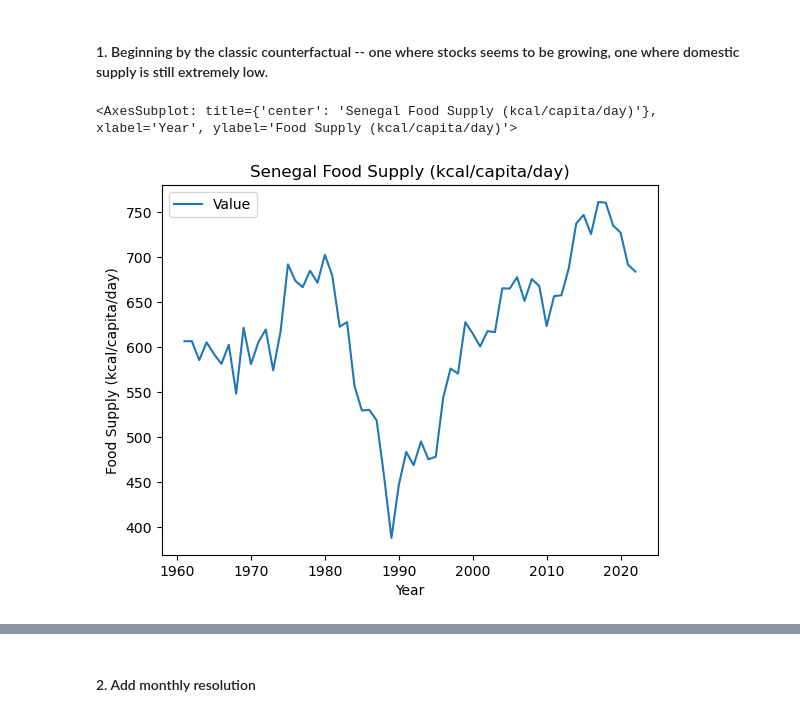
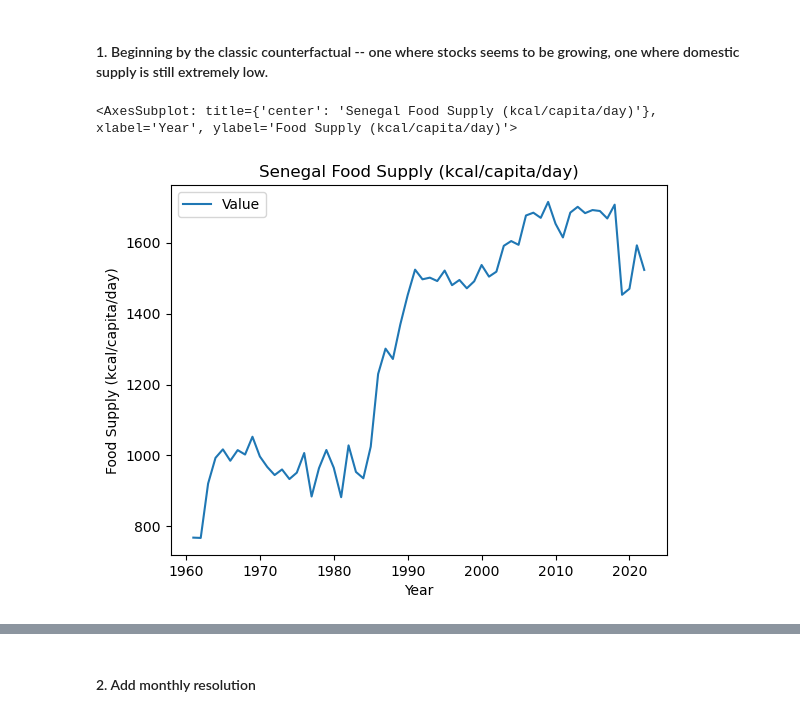
Before and after one commit to dancomputer/M2Internship, a Jupyter notebook: Code/SUM-Model-Hierarchy.ipynb, the cells around one changed output, grey strips where cells are left out. Saved outputs shown, nothing was run; the diff lists cells and outputs as text; code cells hidden in the pictures.

```diff
--- a/Code/SUM-Model-Hierarchy.ipynb
+++ b/Code/SUM-Model-Hierarchy.ipynb
@@ -1522,7 +1644,7 @@ FBS_Cereals_Complete_National = FBS_Cereals_Complete_National.sort_values(by='Ye
 FBS_Cereals_Complete_National['Element'].replace({"Import Quantity": "Import quantity", "Export Quantity": "Export quantity"}, inplace=True)
 National_Populations=pd.read_csv(r"../Data\1DSUM-National\FAOSTAT_national-population+ruralurban_1950-2023.csv")
 # %%
-FBS_Cereals_Complete_National[(FBS_Cereals_Complete_National.Element =='Food supply (kcal/capita/day)') & (FBS_Cereals_Complete_National.Area == 'Angola')].groupby('Year').sum().reset_index().plot(x='Year',y='Value',title="Senegal Food Supply (kcal/capita/day)",ylabel="Food Supply (kcal/capita/day)",xlabel="Year")
+FBS_Cereals_Complete_National[(FBS_Cereals_Complete_National.Element =='Food supply (kcal/capita/day)') & (FBS_Cereals_Complete_National.Area == 'Burkina Faso')].groupby('Year').sum().reset_index().plot(x='Year',y='Value',title="Senegal Food Supply (kcal/capita/day)",ylabel="Food Supply (kcal/capita/day)",xlabel="Year")
 # %% [output]
 <AxesSubplot: title={'center': 'Senegal Food Supply (kcal/capita/day)'}, xlabel='Year', ylabel='Food Supply (kcal/capita/day)'>
-[figure, old version]
+[figure, new version]
```
Also changed, not shown: parts of 35 cells of this notebook, 3 other files.
